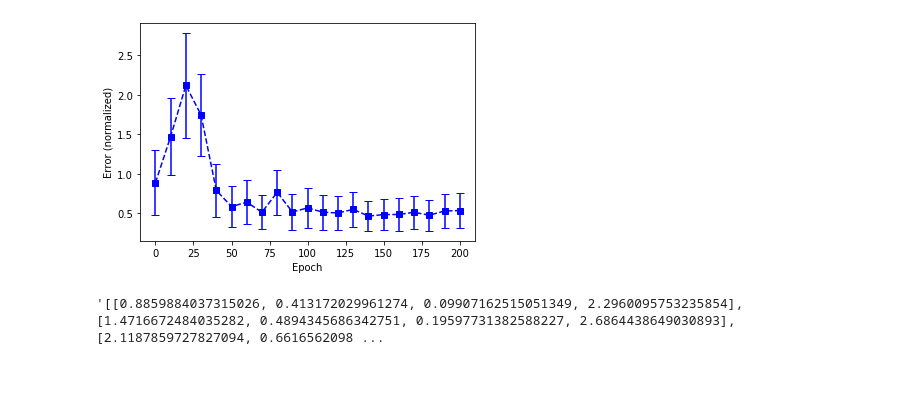
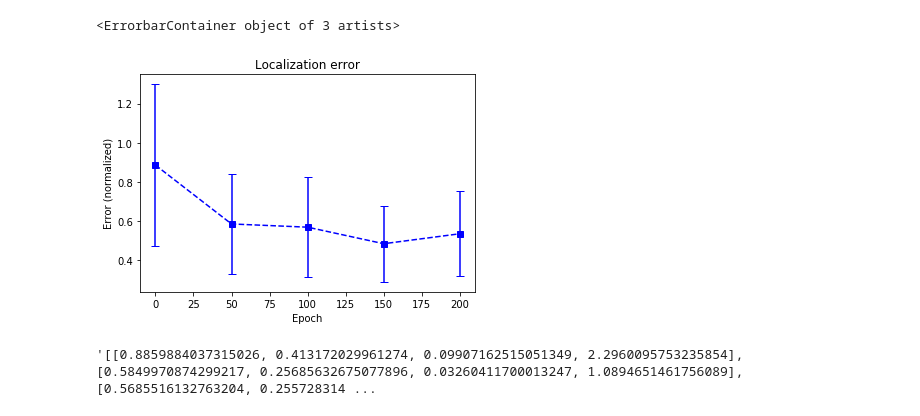
Before and after one commit to Orthocenter/pytorch-CycleGAN-and-pix2pix, a Jupyter notebook: Real data.ipynb, the cells around one changed output. Saved outputs shown, nothing was run; the diff lists cells and outputs as text; code cells hidden in the pictures; blank space fills up the shorter version.

```diff
--- a/Real data.ipynb
+++ b/Real data.ipynb
@@ -14,17 +22,3 @@ def file_info(fname):
 # %%
 import pickle
 import numpy as np
-# %%
-idx = -16
-with open(files[idx], 'rb') as infile:
-    d = pickle.load(infile)
-    date, time, dev, mac, pkt_type = file_info(files[idx])
-    rss_map, x, y = d[0], *d[1]
-
-    print("RSS map captured on {} by device `{}` has gt_loc = ({}, {})".format(date, dev, x, y))
-
-    img = mpimg.imread(files_png[idx])
-    plt.imshow(img)
-    plt.show()
-
-    rss_map = np.array(rss_map)
@@ -33,10 +24,0 @@ SyntaxError: 'break' outside loop (<ipython-input-13-cda9fbb2fac1>, line 9)
-# %%
-fname = "/mnt/data/yanzi/input_synthetic_train_gamma_2.0/img_1.50_1.50_2.0_-34.pickle"
-with open(fname, "rb") as infile:
-    parts = fname.split('/')[-1].split('_')
-    x, y, gamma, pwr = parts[1:]
-    pwr = pwr.split('.')[0]
-    d = np.array(pickle.load(infile))
-
-    print("gt_loc = ({}, {}), gamma = {}, pwr = {}".format(x, y, gamma, pwr))
-    print("RSS map mean, max, min = ({}, {}, {})".format(d.mean(), d.max(), d.min()))
@@ -125,16 +105,3 @@ def test_single(A_path):
 
     #return realA, realB, visuals_np, tx_loc_np, tx_pwr_np, task_tx_loc
     return realA, visuals_np, loc, task_tx_loc
-# %%
-idx = -15
-res = test_single(files[idx])
-if res is None:
-    raise
-_, _, loc, task_loc = res
-print("gt   x, y = ", loc)
-print("task x, y = ", (task_loc + 1.) * 32.)
-img = mpimg.imread(files_png[idx])
-plt.imshow(img)
-plt.show()
-
-# normalize....
@@ -168,7 +131,7 @@ def test(epoch):
 # %%
 %%time
 %%capture
-test_epoches = range(0,201,10)
+test_epoches = range(0,201,50)
 diffs = []
 for epoch in test_epoches:
     diffs.append(test(epoch))
@@ -178,15 +141,16 @@ Wall time: 28.6 s
 # %%
 plt.figure()
 plt.xlabel("Epoch")
 plt.ylabel("Error (normalized)")
+plt.title("Localization error")
 
 test_epoches = list(test_epoches)
 diffs = np.array(diffs)
 means = diffs[:,0]
 stds = diffs[:,1]
 plt.errorbar(test_epoches, means, stds, marker="s", linestyle="--", color="blue", capsize=4)
-plt.savefig("results/errors_sampled.pdf")
 # %% [output]
+<ErrorbarContainer object of 3 artists>
-[figure, old version]
+[figure, new version]
 # %%
 import json
@@ -200,4 +163,4 @@ class NPEncoder(json.JSONEncoder):
 # %%
 json.dumps(diffs, cls=NPEncoder)
 # %% [output]
-'[[0.8859884037315026, 0.413172029961274, 0.09907162515051349, 2.2960095753235854], [1.4716672484035282, 0.4894345686342751, 0.19597731382588227, 2.6864438649030893], [2.1187859727827094, 0.6616562098 ...
+'[[0.8859884037315026, 0.413172029961274, 0.09907162515051349, 2.2960095753235854], [0.5849970874299217, 0.25685632675077896, 0.03260411700013247, 1.0894651461756089], [0.5685516132763204, 0.255728314 ...
```
Also changed, not shown: parts of 6 cells of this notebook.
